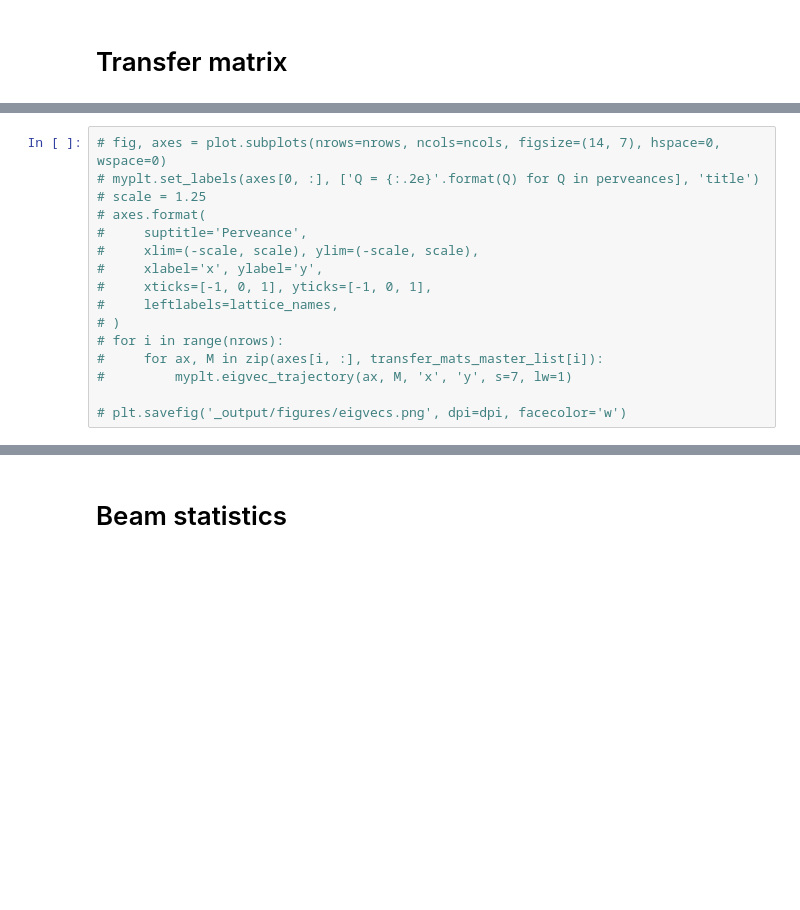
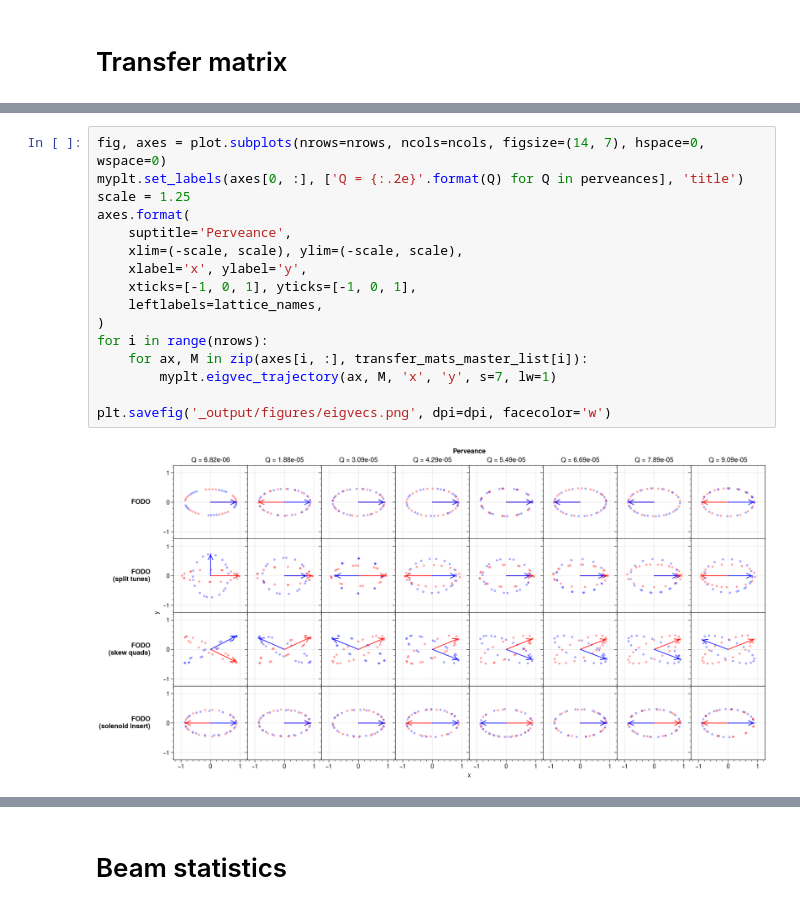
Before and after one commit to austin-hoover/accphys-tools, a Jupyter notebook: pyorbit_studies/matching/comparison/fodo_variants/analysis.ipynb, the cells around one changed output, grey strips where cells are left out. Drawn from its saved outputs; the diff is of its cells as text; blank space fills up the shorter version.

```diff
--- a/pyorbit_studies/matching/comparison/fodo_variants/analysis.ipynb
+++ b/pyorbit_studies/matching/comparison/fodo_variants/analysis.ipynb
@@ -83,19 +85,21 @@ _cycler = cycler('color', [cmap(i) for i in np.linspace(0, 1, len(perveances))])
 # %%
-# fig, axes = plot.subplots(nrows=nrows, ncols=ncols, figsize=(14, 7), hspace=0, wspace=0)
-# myplt.set_labels(axes[0, :], ['Q = {:.2e}'.format(Q) for Q in perveances], 'title')
-# scale = 1.25
-# axes.format(
-#     suptitle='Perveance',
-#     xlim=(-scale, scale), ylim=(-scale, scale),
-#     xlabel='x', ylabel='y',
-#     xticks=[-1, 0, 1], yticks=[-1, 0, 1],
-#     leftlabels=lattice_names,
-# )
-# for i in range(nrows):
-#     for ax, M in zip(axes[i, :], transfer_mats_master_list[i]):
-#         myplt.eigvec_trajectory(ax, M, 'x', 'y', s=7, lw=1)
+fig, axes = plot.subplots(nrows=nrows, ncols=ncols, figsize=(14, 7), hspace=0, wspace=0)
+myplt.set_labels(axes[0, :], ['Q = {:.2e}'.format(Q) for Q in perveances], 'title')
+scale = 1.25
+axes.format(
+    suptitle='Perveance',
+    xlim=(-scale, scale), ylim=(-scale, scale),
+    xlabel='x', ylabel='y',
+    xticks=[-1, 0, 1], yticks=[-1, 0, 1],
+    leftlabels=lattice_names,
+)
+for i in range(nrows):
+    for ax, M in zip(axes[i, :], transfer_mats_master_list[i]):
+        myplt.eigvec_trajectory(ax, M, 'x', 'y', s=7, lw=1)
 
-# plt.savefig('_output/figures/eigvecs.png', dpi=dpi, facecolor='w')
+plt.savefig('_output/figures/eigvecs.png', dpi=dpi, facecolor='w')
+# %% [output]
+[figure, added]
 # %%
 transfer_mats = np.array(transfer_mats_master_list)[[1, 2, 3], 0] # fodo_split, fodo_skew, fodo_sol at zero space charge
 
```
Also changed, not shown: parts of 7 cells of this notebook.
